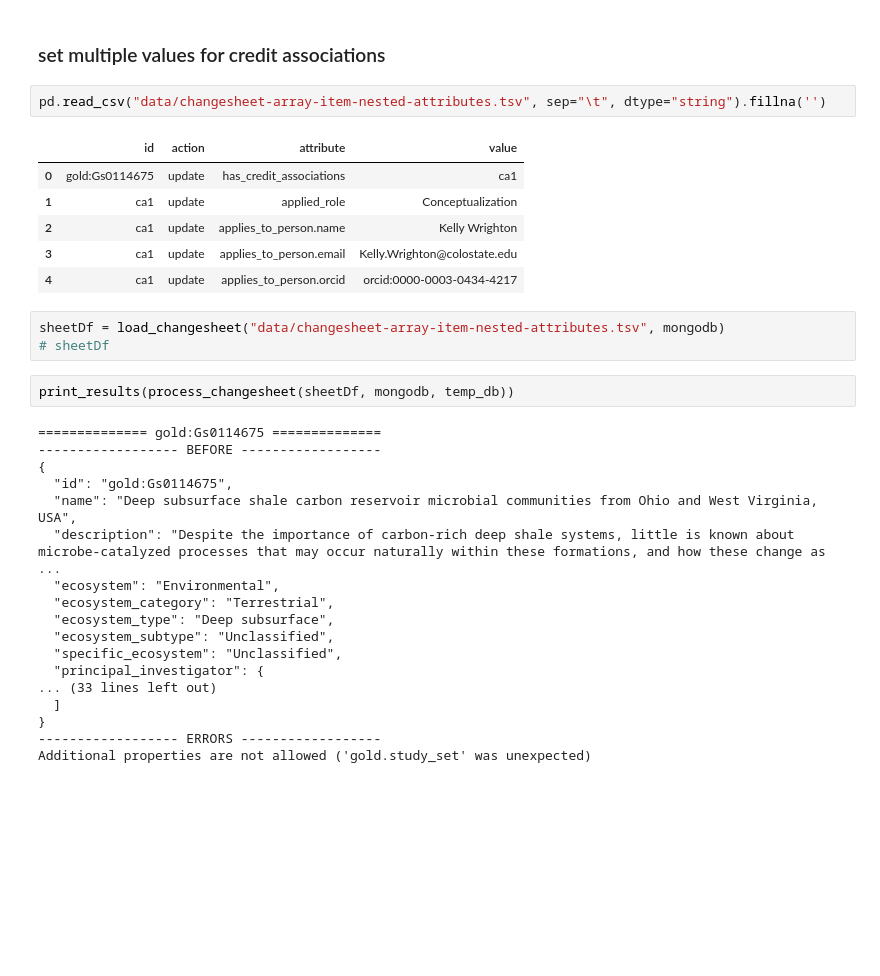
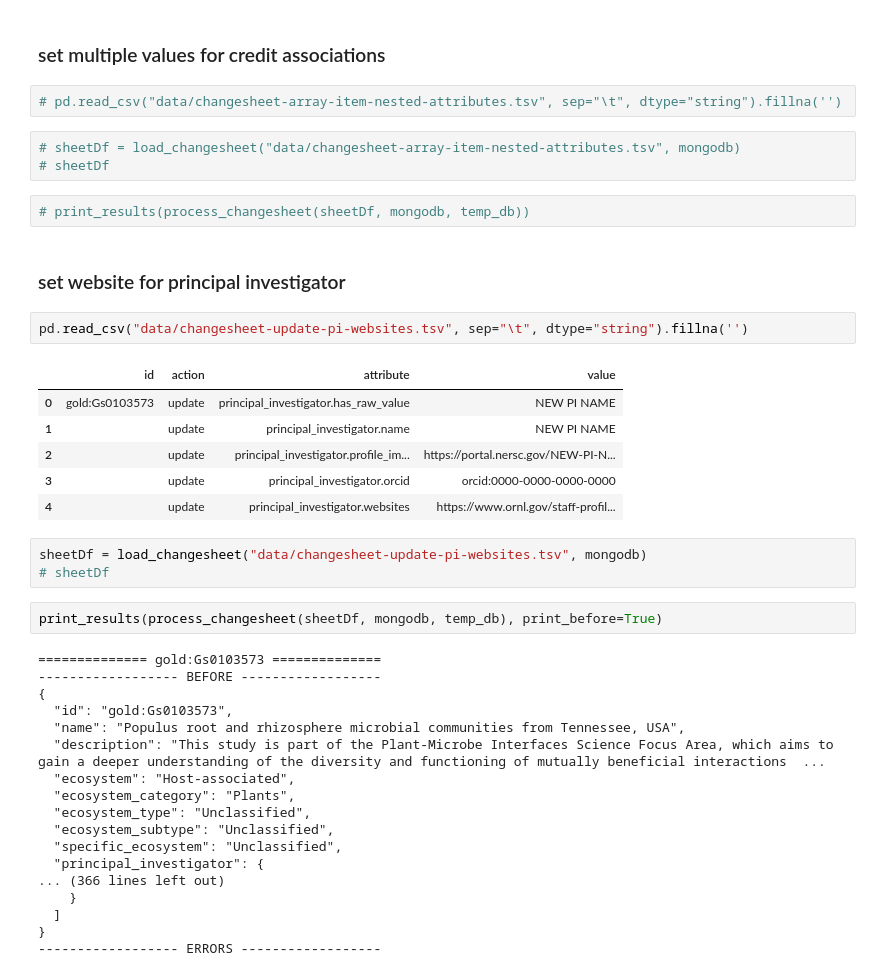
Before and after one commit to microbiomedata/nmdc-runtime, a Jupyter notebook: metadata-translation/notebooks/changesheets-example.ipynb, the cells around one changed output. Cells and saved outputs as stored; diff of their text form; blank space fills up the shorter version.

```diff
--- a/metadata-translation/notebooks/changesheets-example.ipynb
+++ b/metadata-translation/notebooks/changesheets-example.ipynb
@@ -173,34 +176,43 @@ Additional properties are not allowed ('test.study_set' was unexpected)
 # %% [markdown]
 ### set multiple values for credit associations
 # %%
-pd.read_csv("data/changesheet-array-item-nested-attributes.tsv", sep="\t", dtype="string").fillna('')
+# pd.read_csv("data/changesheet-array-item-nested-attributes.tsv", sep="\t", dtype="string").fillna('')
-# %% [output]
-|  | id | action | attribute | value |
-| 0 | gold:Gs0114675 | update | has_credit_associations | ca1 |
-| 1 | ca1 | update | applied_role | Conceptualization |
-| 2 | ca1 | update | applies_to_person.name | Kelly Wrighton |
-| 3 | ca1 | update | applies_to_person.email | Kelly.Wrighton@colostate.edu |
-| 4 | ca1 | update | applies_to_person.orcid | orcid:0000-0003-0434-4217 |
 # %%
-sheetDf = load_changesheet("data/changesheet-array-item-nested-attributes.tsv", mongodb)
+# sheetDf = load_changesheet("data/changesheet-array-item-nested-attributes.tsv", mongodb)
 # sheetDf
+# %%
+# print_results(process_changesheet(sheetDf, mongodb, temp_db))
+# %% [markdown]
+### set website for principal investigator
+# %%
+pd.read_csv("data/changesheet-update-pi-websites.tsv", sep="\t", dtype="string").fillna('')
+# %% [output]
+|  | id | action | attribute | value |
+| 0 | gold:Gs0103573 | update | principal_investigator.has_raw_value | NEW PI NAME |
+| 1 |  | update | principal_investigator.name | NEW PI NAME |
+| 2 |  | update | principal_investigator.profile_im... | https://portal.nersc.gov/NEW-PI-N... |
+| 3 |  | update | principal_investigator.orcid | orcid:0000-0000-0000-0000 |
+| 4 |  | update | principal_investigator.websites | https://www.ornl.gov/staff-profil... |
+# %%
+sheetDf = load_changesheet("data/changesheet-update-pi-websites.tsv", mongodb)
+# sheetDf
 # %%
-print_results(process_changesheet(sheetDf, mongodb, temp_db))
+print_results(process_changesheet(sheetDf, mongodb, temp_db), print_before=True)
 # %% [output]
-============== gold:Gs0114675 ==============
+============== gold:Gs0103573 ==============
 ------------------ BEFORE ------------------
 {
-  "id": "gold:Gs0114675",
-  "name": "Deep subsurface shale carbon reservoir microbial communities from Ohio and West Virginia, USA",
-  "description": "Despite the importance of carbon-rich deep shale systems, little is known about microbe-catalyzed processes that may occur naturally within these formations, and how these change as  ...
-  "ecosystem": "Environmental",
-  "ecosystem_category": "Terrestrial",
-  "ecosystem_type": "Deep subsurface",
+  "id": "gold:Gs0103573",
+  "name": "Populus root and rhizosphere microbial communities from Tennessee, USA",
+  "description": "This study is part of the Plant-Microbe Interfaces Science Focus Area, which aims to gain a deeper understanding of the diversity and functioning of mutually beneficial interactions  ...
+  "ecosystem": "Host-associated",
+  "ecosystem_category": "Plants",
+  "ecosystem_type": "Unclassified",
   "ecosystem_subtype": "Unclassified",
   "specific_ecosystem": "Unclassified",
   "principal_investigator": {
-... (33 lines left out)
+... (366 lines left out)
+    }
   ]
 }
 ------------------ ERRORS ------------------
-Additional properties are not allowed ('gold.study_set' was unexpected)
```
Also changed, not shown: parts of 6 cells of this notebook.
